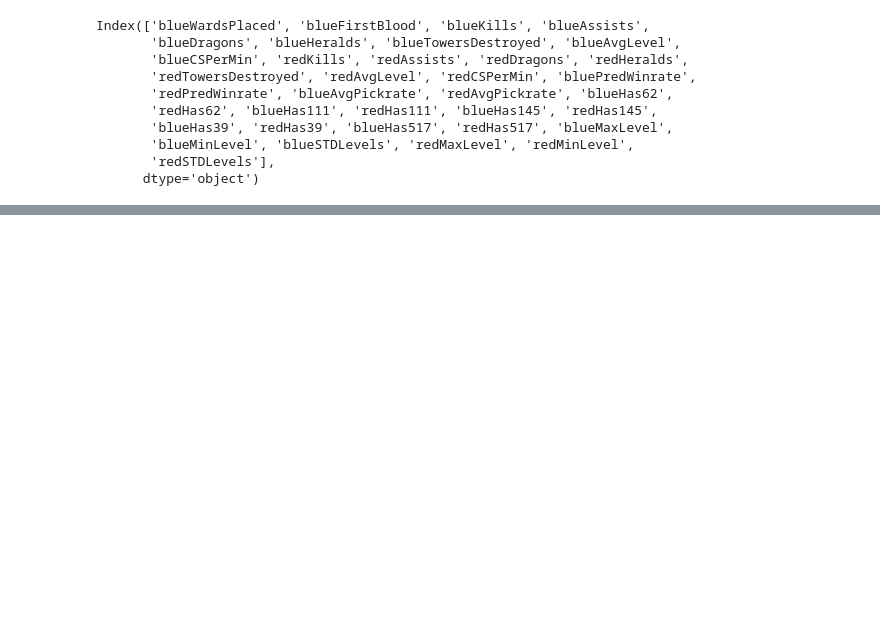
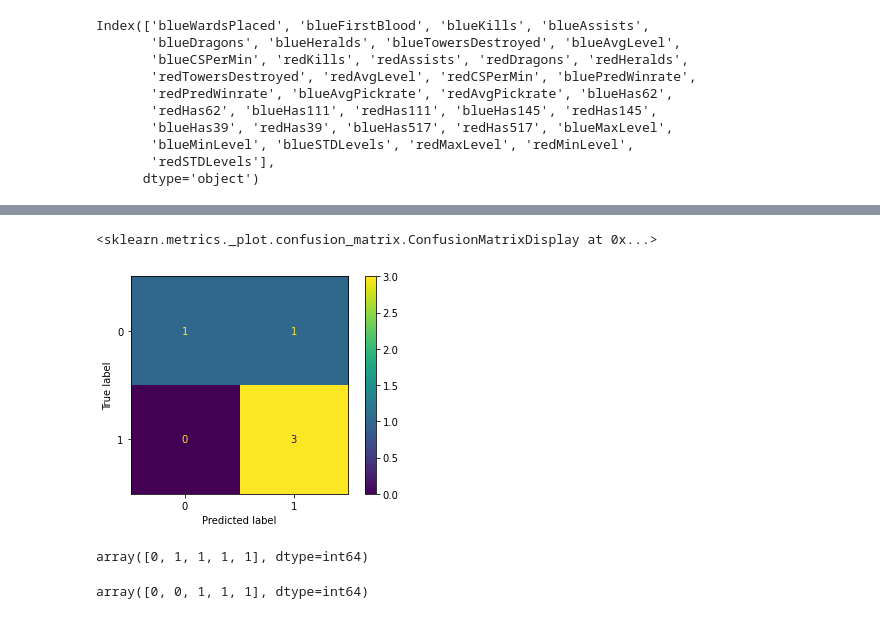
Before and after one commit to jnhoogstra/League_Predict, a Jupyter notebook: Notebooks/Individual/andre/modeling/limited_logreg.ipynb, the cells around one changed output, grey strips where cells are left out. Saved outputs shown, nothing was run; the diff lists cells and outputs as text; code cells hidden in the pictures; blank space fills up the shorter version.

```diff
--- a/Notebooks/Individual/andre/modeling/limited_logreg.ipynb
+++ b/Notebooks/Individual/andre/modeling/limited_logreg.ipynb
@@ -130,0 +156,24 @@ list(zip(X.columns, logreg.coef_[0]))
+# %%
+from sklearn.impute import SimpleImputer
+imputer = SimpleImputer().fit(X_train)
+# %%
+tom = pd.read_csv('../../../../archive/tom.csv')
+# %%
+tom.drop(['Unnamed: 0','redVisionScore'], axis = 1, inplace = True)
+tomx = tom.drop('blueWins', axis = 1)
+tomy = tom['blueWins']
+# %%
+tomx = scaler.transform(imputer.transform(tomx))
+# %%
+plot_confusion_matrix(logreg, tomx, tomy)
+# %% [output]
+<sklearn.metrics._plot.confusion_matrix.ConfusionMatrixDisplay at 0x...>
+[figure, added]
+# %%
+logreg.predict(tomx)
+# %% [output]
+array([0, 1, 1, 1, 1], dtype=int64)
+# %%
+np.array(tomy)
+# %% [output]
+array([0, 0, 1, 1, 1], dtype=int64)
```
Also changed, not shown: parts of 13 cells of this notebook.
